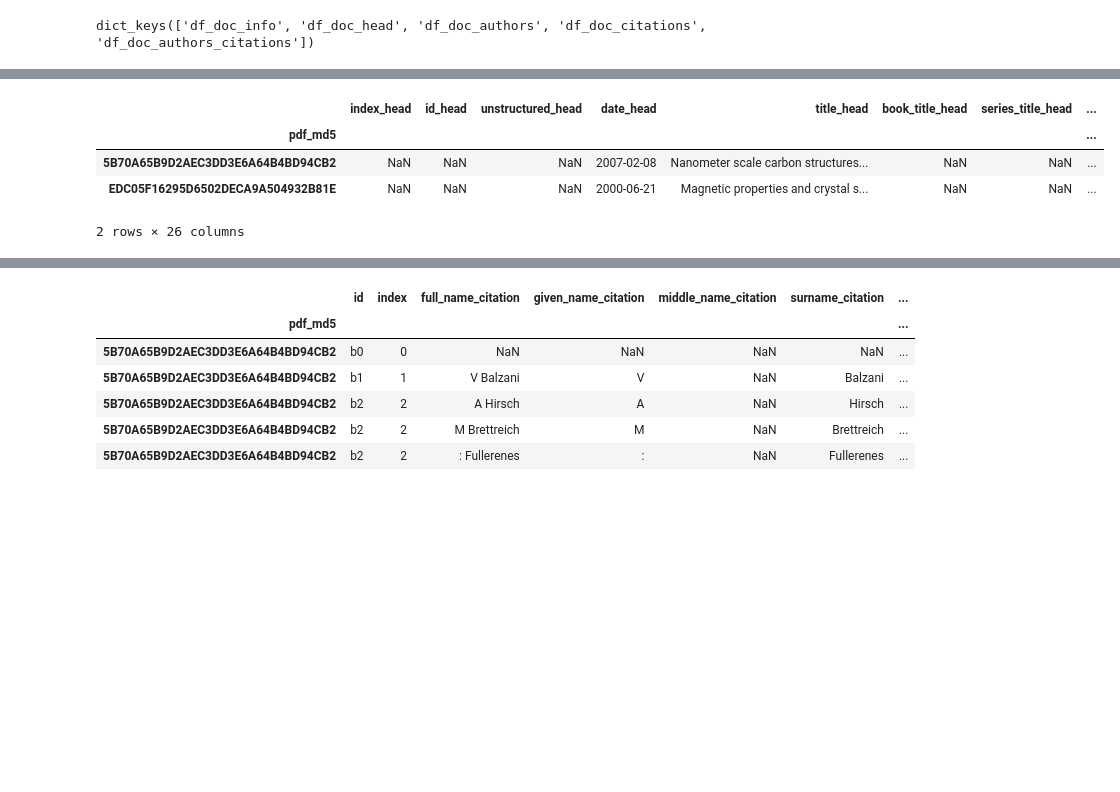
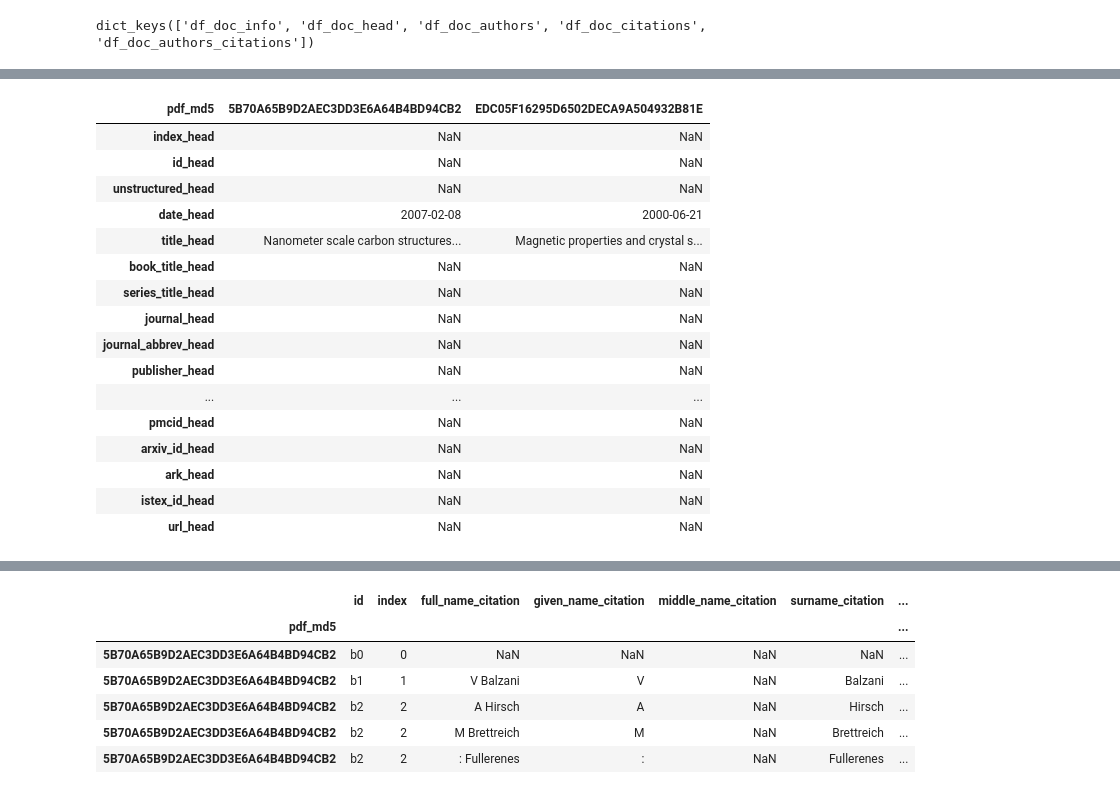
Before and after one commit to Vieirbat/Summarticles, a Jupyter notebook: notebooks/Usando Grobid Batch.ipynb, the cells around one changed output, grey strips where cells are left out. Drawn from its saved outputs; the diff is of its cells as text; code cells hidden in the pictures; blank space fills up the shorter version.

```diff
--- a/notebooks/Usando Grobid Batch.ipynb
+++ b/notebooks/Usando Grobid Batch.ipynb
@@ -97,9 +127,21 @@ dict_dfs['df_doc_info']
 # %%
-dict_dfs['df_doc_head']
+dict_dfs['df_doc_head'].T
 # %% [output]
-|  | index_head | id_head | unstructured_head | date_head | title_head | book_title_head | series_title_head | ... |
-| pdf_md5 |  |  |  |  |  |  |  | ... |
-| 5B70A65B9D2AEC3DD3E6A64B4BD94CB2 | NaN | NaN | NaN | 2007-02-08 | Nanometer scale carbon structures... | NaN | NaN | ... |
-| EDC05F16295D6502DECA9A504932B81E | NaN | NaN | NaN | 2000-06-21 | Magnetic properties and crystal s... | NaN | NaN | ... |
+| pdf_md5 | 5B70A65B9D2AEC3DD3E6A64B4BD94CB2 | EDC05F16295D6502DECA9A504932B81E |
+| index_head | NaN | NaN |
+| id_head | NaN | NaN |
+| unstructured_head | NaN | NaN |
+| date_head | 2007-02-08 | 2000-06-21 |
+| title_head | Nanometer scale carbon structures... | Magnetic properties and crystal s... |
+| book_title_head | NaN | NaN |
+| series_title_head | NaN | NaN |
+| journal_head | NaN | NaN |
+| journal_abbrev_head | NaN | NaN |
+| publisher_head | NaN | NaN |
+| ... | ... | ... |
+| pmcid_head | NaN | NaN |
+| arxiv_id_head | NaN | NaN |
+| ark_head | NaN | NaN |
+| istex_id_head | NaN | NaN |
+| url_head | NaN | NaN |
-2 rows × 26 columns
 # %%
```
Also changed, not shown: parts of 4 cells of this notebook, 1 other file.
